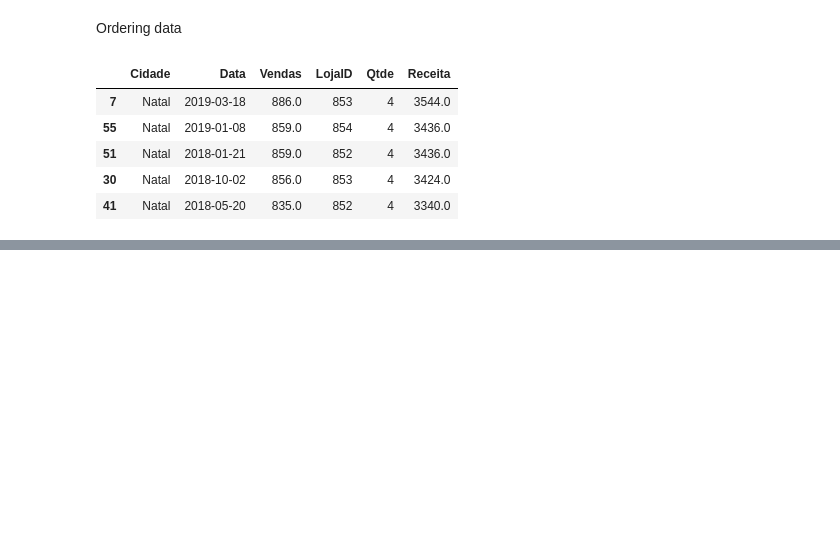
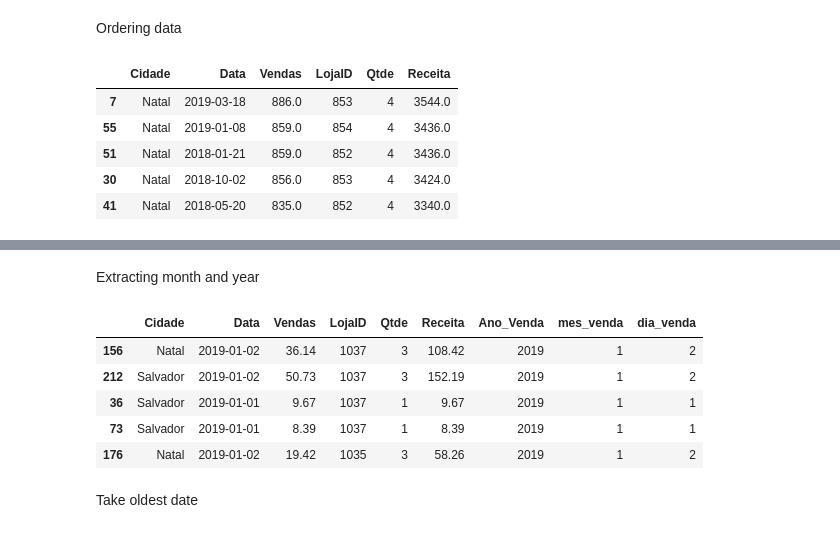
Before and after one commit to vitordallagnolo/data_analytics, a Jupyter notebook: data_analytics_01/Analisys-02.ipynb, the cells around one changed output, grey strips where cells are left out. Drawn from its saved outputs; the diff is of its cells as text; code cells hidden in the pictures; blank space fills up the shorter version.

```diff
--- a/data_analytics_01/Analisys-02.ipynb
+++ b/data_analytics_01/Analisys-02.ipynb
@@ -154,0 +206,2 @@ df.sort_values("Receita", ascending=False).head()
+# %% [markdown]
+Extracting month and year
@@ -154,0 +210,11 @@ df.sort_values("Receita", ascending=False).head()
+# %%
+df.sample(5)
+# %% [output]
+|  | Cidade | Data | Vendas | LojaID | Qtde | Receita | Ano_Venda | mes_venda | dia_venda |
+| 156 | Natal | 2019-01-02 | 36.14 | 1037 | 3 | 108.42 | 2019 | 1 | 2 |
+| 212 | Salvador | 2019-01-02 | 50.73 | 1037 | 3 | 152.19 | 2019 | 1 | 2 |
+| 36 | Salvador | 2019-01-01 | 9.67 | 1037 | 1 | 9.67 | 2019 | 1 | 1 |
+| 73 | Salvador | 2019-01-01 | 8.39 | 1037 | 1 | 8.39 | 2019 | 1 | 1 |
+| 176 | Natal | 2019-01-02 | 19.42 | 1035 | 3 | 58.26 | 2019 | 1 | 2 |
+# %% [markdown]
+Take oldest date
```
Also changed, not shown: parts of 23 cells of this notebook.
